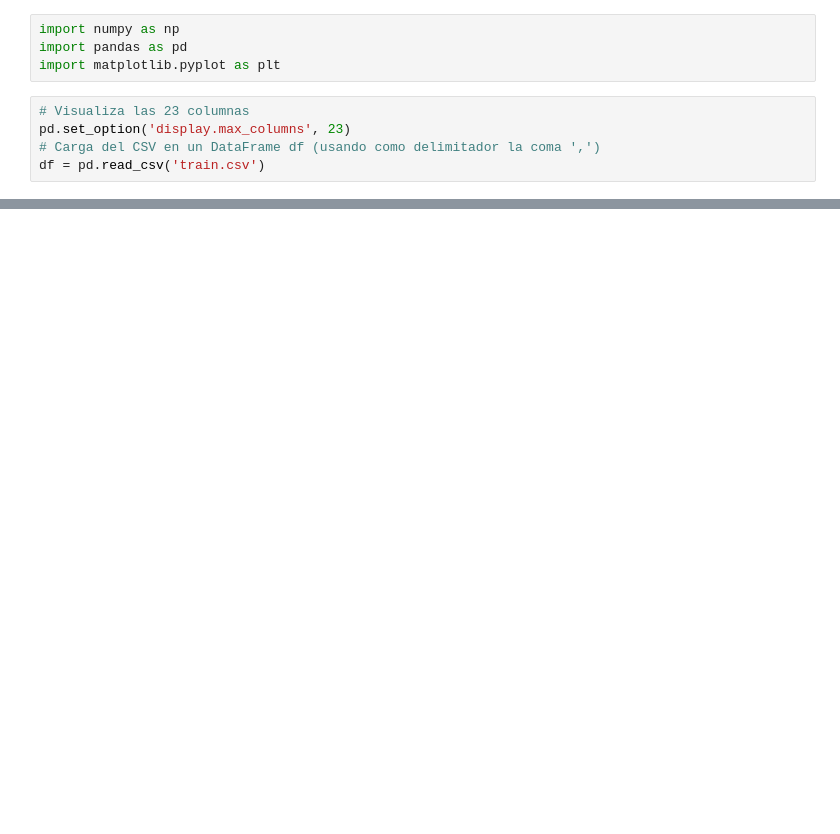
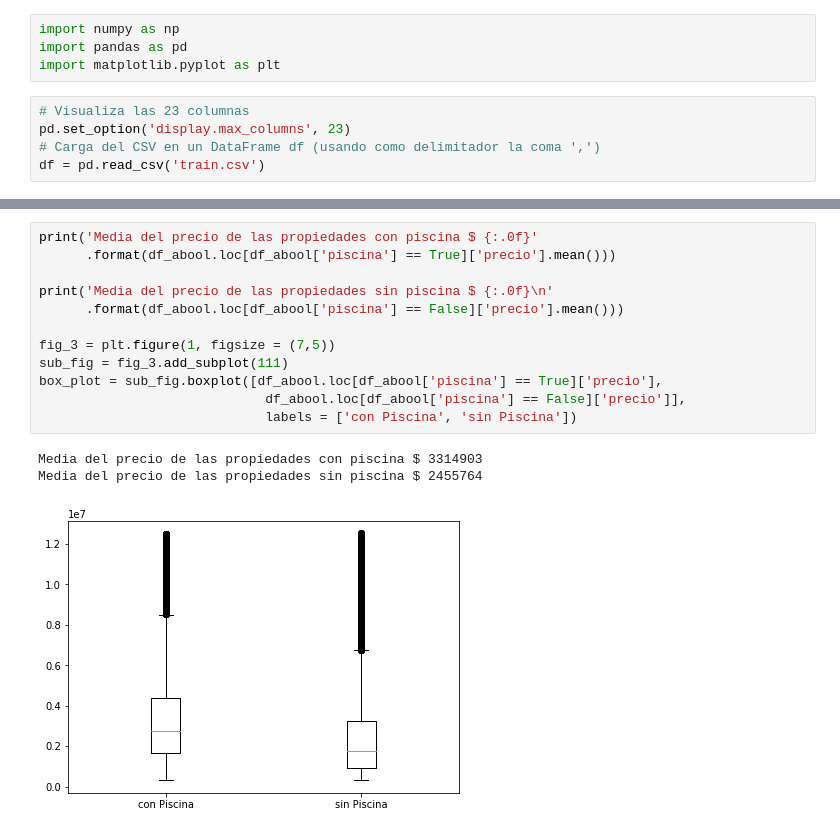
Before and after one commit to komod0/TPs-Org.Datos, a Jupyter notebook: tp1/nbfacundo.ipynb, the cells around one changed output, grey strips where cells are left out. Saved outputs shown, nothing was run; the diff lists cells and outputs as text; blank space fills up the shorter version.

```diff
--- a/tp1/nbfacundo.ipynb
+++ b/tp1/nbfacundo.ipynb
@@ -91,0 +87,16 @@ Media del precio de las propiedades sin centros comerciales cencanos $ 2481760
+# %%
+print('Media del precio de las propiedades con piscina $ {:.0f}'
+      .format(df_abool.loc[df_abool['piscina'] == True]['precio'].mean()))
+
+print('Media del precio de las propiedades sin piscina $ {:.0f}\n'
+      .format(df_abool.loc[df_abool['piscina'] == False]['precio'].mean()))
+
+fig_3 = plt.figure(1, figsize = (7,5))
+sub_fig = fig_3.add_subplot(111)
+box_plot = sub_fig.boxplot([df_abool.loc[df_abool['piscina'] == True]['precio'],
+                             df_abool.loc[df_abool['piscina'] == False]['precio']],
+                             labels = ['con Piscina', 'sin Piscina'])
+# %% [output]
+Media del precio de las propiedades con piscina $ 3314903
+Media del precio de las propiedades sin piscina $ 2455764
+[figure, added]
```
Also changed, not shown: parts of 8 cells of this notebook.
